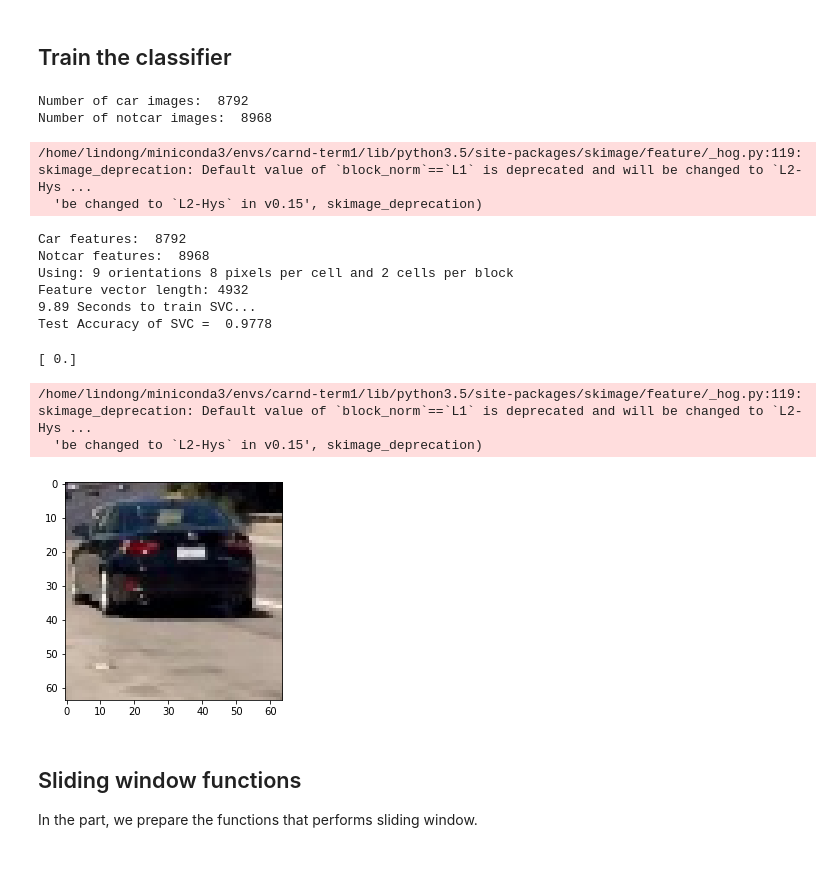
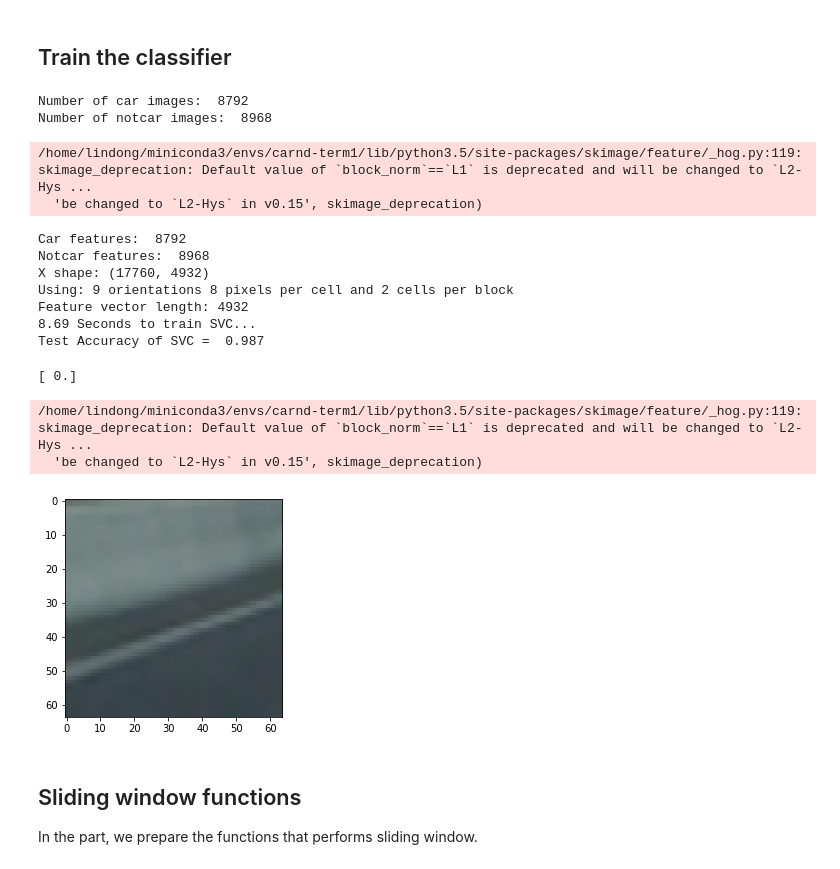
Before and after one commit to ldsun/CarND-Vehicle-Detection, a Jupyter notebook: VehicleDetection.ipynb, the cells around one changed output. Cells and saved outputs as stored; diff of their text form; code cells hidden in the pictures.

```diff
--- a/VehicleDetection.ipynb
+++ b/VehicleDetection.ipynb
@@ -200,7 +200,7 @@ def extract_features(imgs, color_space='RGB', spatial_size=(32, 32),
     # Iterate through the list of images
     for file in imgs:
         file_features = []
-        image = mpimg.imread(file)
+        image = cv2.imread(file)
         file_features.append(single_img_features(image, color_space, spatial_size, hist_bins,
                                            orient, pix_per_cell, cell_per_block, hog_channel,
                                            spatial_feat, hist_feat, hog_feat))
@@ -217,7 +217,8 @@ def extract_features(imgs, color_space='RGB', spatial_size=(32, 32),
 def show_img(img):
     if len(img.shape)==3:
         plt.figure()
-        plt.imshow(cv2.cvtColor(img, cv2.COLOR_BGR2RGB))
+        #plt.imshow(cv2.cvtColor(img, cv2.COLOR_BGR2RGB))
+        plt.imshow(img)
     else:
         plt.figure()
         plt.imshow(img, cmap='gray')
@@ -317,6 +318,7 @@ notcar_features = extract_features(notcars, color_space=color_space,
 print('Notcar features: ', len(notcar_features))
 
 X = np.vstack((car_features, notcar_features)).astype(np.float64)
+print("X shape:", X.shape)
 # Fit a per-column scaler
 X_scaler = StandardScaler().fit(X)
 # Apply the scaler to X
@@ -327,9 +329,9 @@ y = np.hstack((np.ones(len(car_features)), np.zeros(len(notcar_features))))
 
 
 # Split up data into randomized training and test sets
-#rand_state = np.random.randint(0, 100)
+rand_state = np.random.randint(0, 100)
 X_train, X_test, y_train, y_test = train_test_split(
-    scaled_X, y, test_size=0.2, random_state=20)
+    scaled_X, y, test_size=0.2, random_state=rand_state)
 
 print('Using:',orient,'orientations',pix_per_cell,
     'pixels per cell and', cell_per_block,'cells per block')
@@ -350,29 +352,33 @@ Number of notcar images:  8968
   'be changed to `L2-Hys` in v0.15', skimage_deprecation)
 Car features:  8792
 Notcar features:  8968
+X shape: (17760, 4932)
 Using: 9 orientations 8 pixels per cell and 2 cells per block
 Feature vector length: 4932
-9.89 Seconds to train SVC...
-Test Accuracy of SVC =  0.9778
+8.69 Seconds to train SVC...
+Test Accuracy of SVC =  0.987
 # %%
-cropped_image = cv2.imread('cropped.jpg')
-show_img(cropped_image)
-cropped_features = single_img_features(cropped_image, color_space=color_space,
-                    spatial_size=spatial_size, hist_bins=hist_bins,
-                     orient=orient,
-                    pix_per_cell=pix_per_cell, cell_per_block=cell_per_block,
-                    hog_channel=hog_channel, spatial_feat=spatial_feat,
-                    hist_feat=hist_feat, hog_feat=hog_feat)
-#5) Scale extracted features to be fed to classifier
-cropped_test_features = X_scaler.transform(np.array(cropped_features).reshape(1, -1))
-#6) Predict using your classifier
-prediction = svc.predict(cropped_test_features)
-print(prediction)
+def test_classifer_from_dataset():
+    #image = mpimg.imread('./training_data/vehicles/KITTI_extracted/1028.png')
+    image = mpimg.imread('./training_data/non-vehicles/GTI/image1028.png')
+    show_img(image)
+    features = single_img_features(image, color_space=color_space,
+                            spatial_size=spatial_size, hist_bins=hist_bins,
+                            orient=orient, pix_per_cell=pix_per_cell,
+                            cell_per_block=cell_per_block,
+                            hog_channel=hog_channel, spatial_feat=spatial_feat,
+                            hist_feat=hist_feat, hog_feat=hog_feat)
+    test_features = X_scaler.transform(np.array(features).reshape(1, -1))
+        #6) Predict using your classifier
+    prediction = svc.predict(test_features)
+    print(prediction)
+
+test_classifer_from_dataset()
 # %% [output]
 [ 0.]
 /home/lindong/miniconda3/envs/carnd-term1/lib/python3.5/site-packages/skimage/feature/_hog.py:119: skimage_deprecation: Default value of `block_norm`==`L1` is deprecated and will be changed to `L2-Hys ...
   'be changed to `L2-Hys` in v0.15', skimage_deprecation)
-[figure, old version]
+[figure, new version]
 # %% [markdown]
 ## Sliding window functions
 In the part, we prepare the functions that performs sliding window.
```
Also changed, not shown: parts of 6 cells of this notebook, 3 other files.
